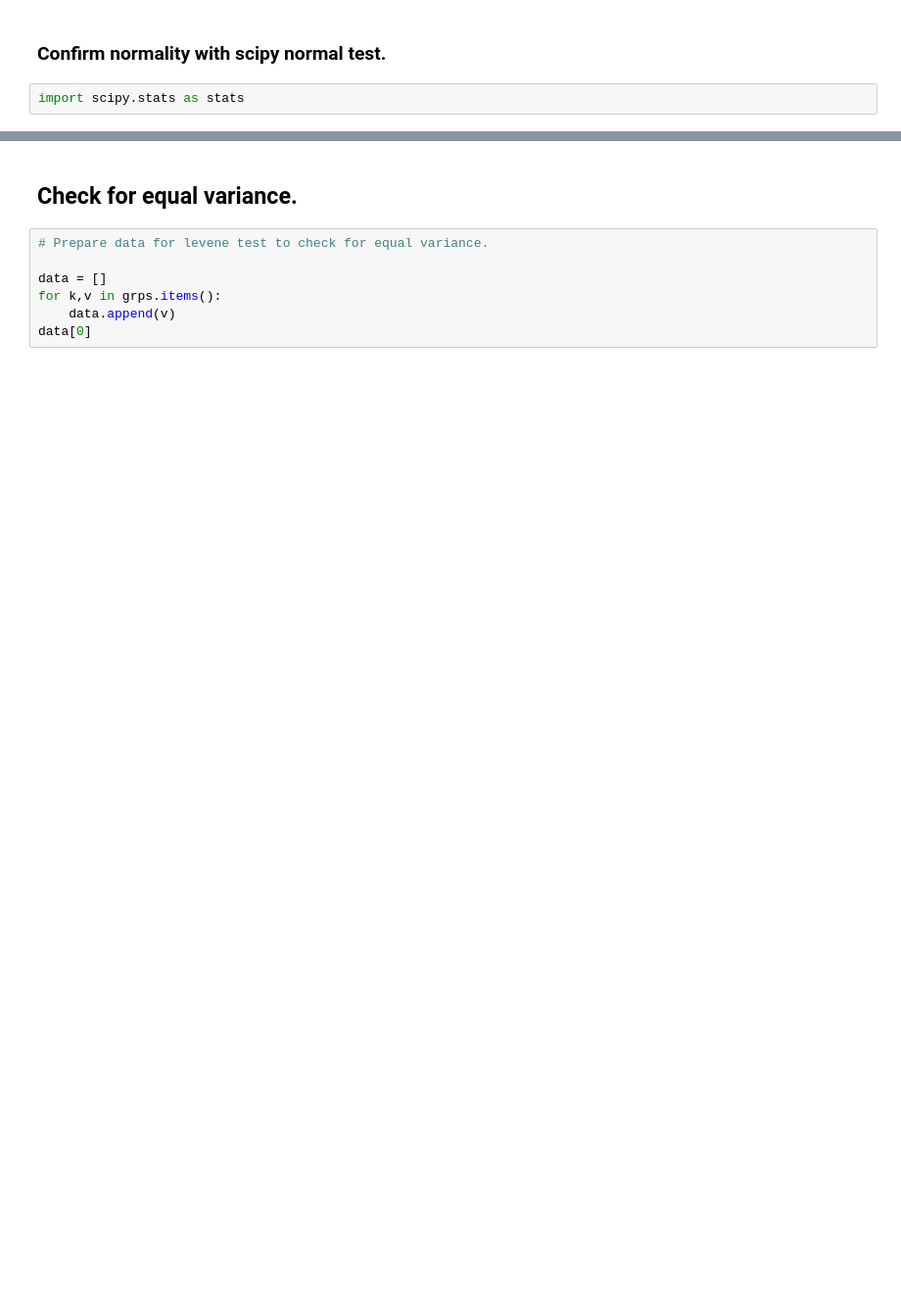
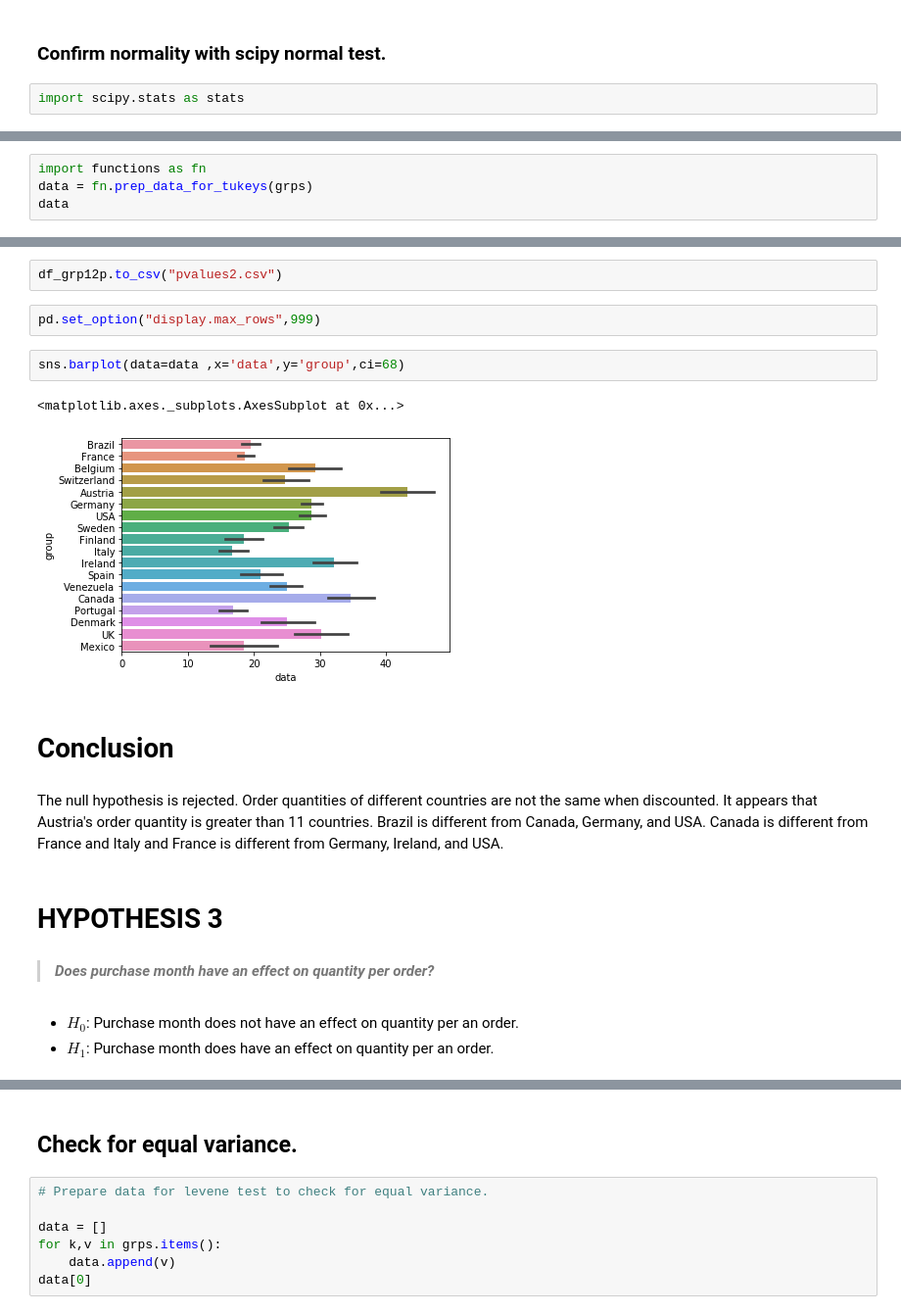
Before and after one commit to chefnewman/dsc-mod-3-project-online-ds-pt-100719, a Jupyter notebook: Student.ipynb, the cells around one changed output, grey strips where cells are left out. Shown at 98% size. Drawn from its saved outputs; the diff is of its cells as text; blank space fills up the shorter version.

```diff
--- a/Student.ipynb
+++ b/Student.ipynb
@@ -504,0 +590,4 @@ Group Discounted Normaltest p-value = 0.0
+# %%
+import functions as fn
+data = fn.prep_data_for_tukeys(grps)
+data
@@ -504,0 +669,20 @@ Group Discounted Normaltest p-value = 0.0
+# %%
+df_grp12p.to_csv("pvalues2.csv")
+# %%
+pd.set_option("display.max_rows",999)
+# %%
+sns.barplot(data=data ,x='data',y='group',ci=68)
+# %% [output]
+<matplotlib.axes._subplots.AxesSubplot at 0x...>
+[figure, added]
+# %% [markdown]
+# Conclusion
+# %% [markdown]
+The null hypothesis is rejected. Order quantities of different countries are not the same when discounted. It appears that Austria's order quantity is greater than 11 countries. Brazil is different from Canada, Germany, and USA. Canada is different from France and Italy and France is different from Germany, Ireland, and USA.
+# %% [markdown]
+# HYPOTHESIS 3
+# %% [markdown]
+> ***Does purchase month have an effect on quantity per order?***
+# %% [markdown]
+- $H_0$: Purchase month does not have an effect on quantity per an order.
+- $H_1$: Purchase month does have an effect on quantity per an order.
```
Also changed, not shown: parts of 86 cells of this notebook, 1 other file.
